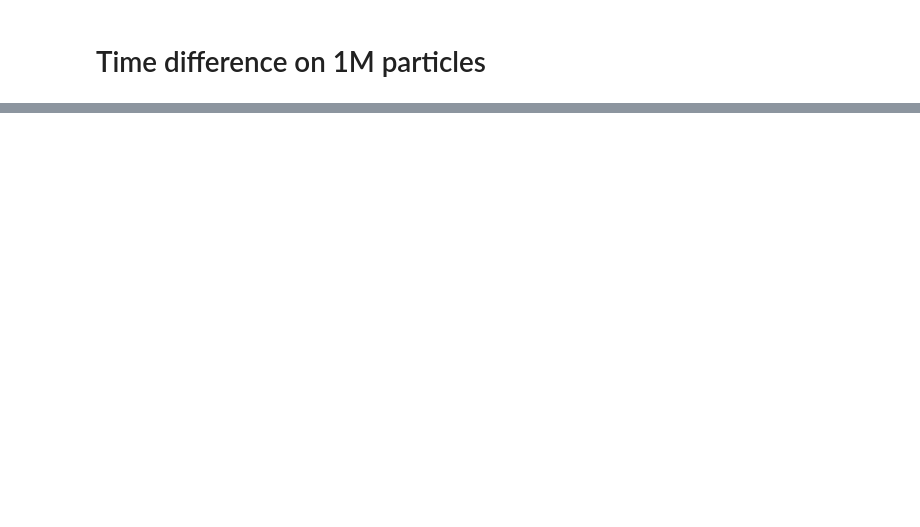
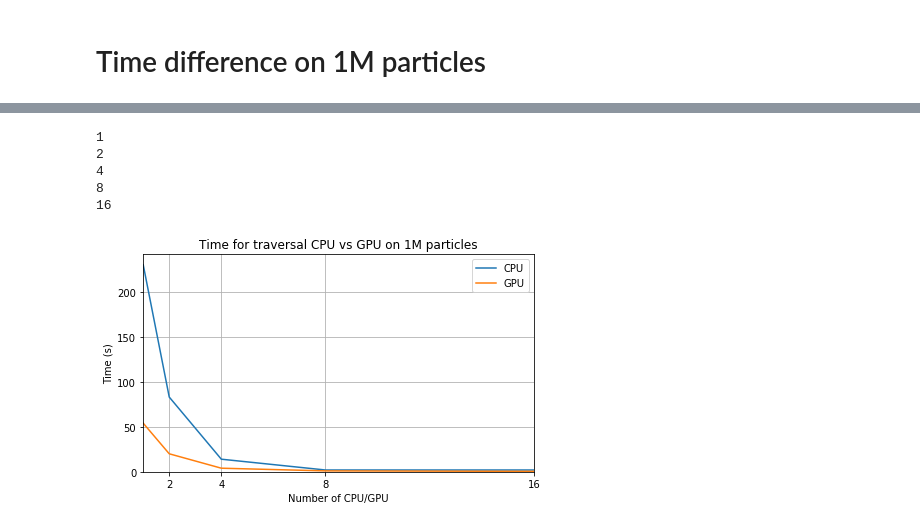
Before and after one commit to JulienLoiseau/phd_thesis, a Jupyter notebook: python/graph_tests.ipynb, the cells around one changed output, grey strips where cells are left out. Saved outputs shown, nothing was run; the diff lists cells and outputs as text; code cells hidden in the pictures; blank space fills up the shorter version.

```diff
--- a/python/graph_tests.ipynb
+++ b/python/graph_tests.ipynb
@@ -171,0 +190,41 @@ plt.show()
+# %%
+import numpy as np
+import matplotlib.pyplot as plt
+from matplotlib.ticker import MultipleLocator, FuncFormatter
+
+n = 5
+
+nodes = [2**x for x in np.arange(0,n)]
+cpu = np.array([230,83,14,2,2])
+gpu = np.array([54,20,4,1,.5])
+
+cpu_strong = np.zeros(n)
+gpu_strong = np.zeros(n)
+
+for i in range(n):
+    print(2**i)
+    cpu_strong[i] = cpu[0] / (cpu[i])
+    gpu_strong[i] = gpu[0] / (gpu[i])
+
+
+
+fig = plt.figure(figsize=[7,4])
+plt.xlabel('Number of CPU/GPU')
+plt.ylabel('Time (s)')
+plt.title('Time for traversal CPU vs GPU on 1M particles')
+plt.plot(nodes,cpu,label="CPU")
+plt.plot(nodes,gpu,label="GPU")
+plt.grid(True)
+plt.legend()
+plt.xlim([1,16])
+plt.ylim(ymin=0)
+tick_values = [2**x for x in np.arange(1,5)]
+plt.xticks(tick_values,[("%.0f" % x)  for x in tick_values])
+plt.show()
+# %% [output]
+1
+2
+4
+8
+16
+[figure, added]
```
Also changed, not shown: parts of 2 cells of this notebook, 19 other files.
